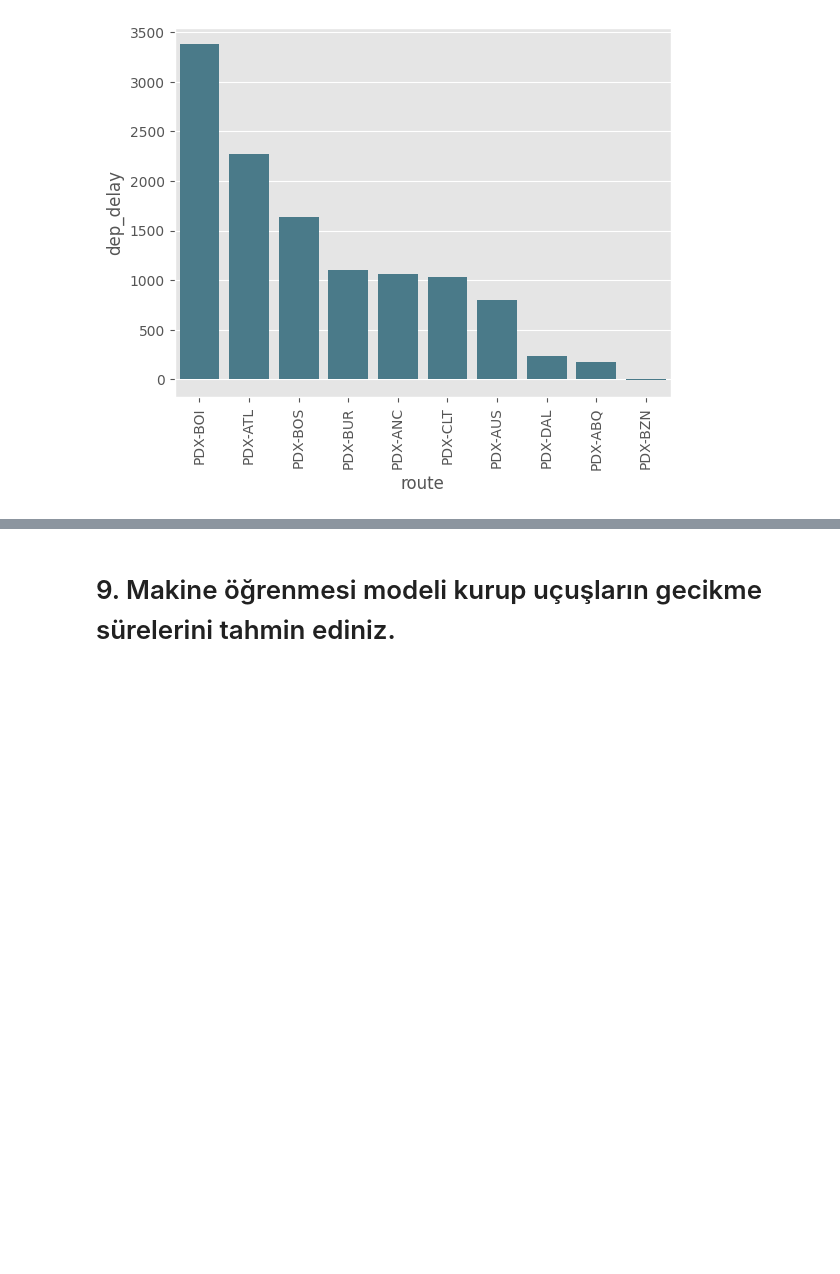
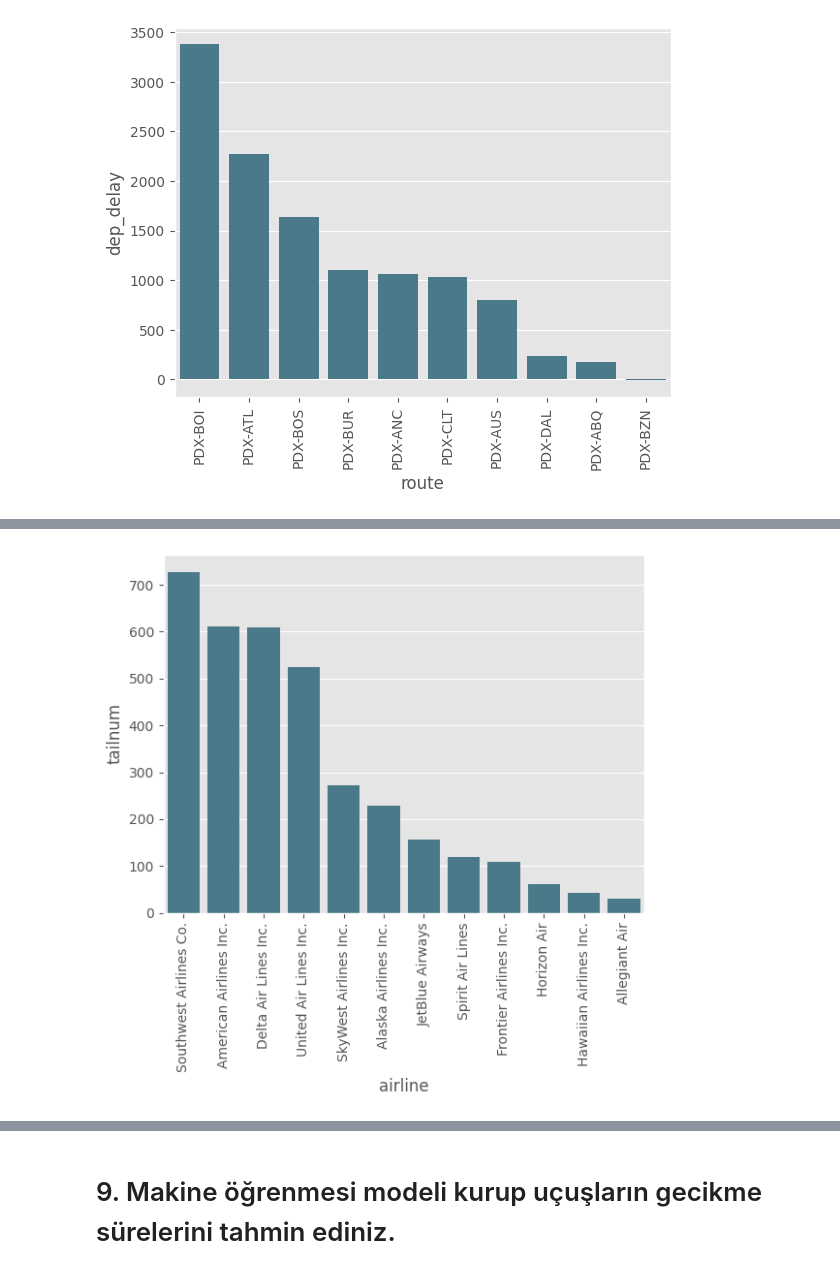
Before and after one commit to kntvrl/flights_project, a Jupyter notebook: project_notebook_ds.ipynb, the cells around one changed output, grey strips where cells are left out. Drawn from its saved outputs; the diff is of its cells as text; code cells hidden in the pictures; blank space fills up the shorter version.

```diff
--- a/project_notebook_ds.ipynb
+++ b/project_notebook_ds.ipynb
@@ -1142,0 +1162,3 @@ _ = custom_barplot(routes,"route","dep_delay",sum)
+# %%
+airline_total_aircraft_count = df.groupby("airline")["tailnum"].nunique().reset_index()
+airline_total_aircraft_count
@@ -1142,0 +1179,4 @@ _ = custom_barplot(routes,"route","dep_delay",sum)
+# %%
+_ = custom_barplot(airline_total_aircraft_count,"airline","tailnum",sum)
+# %% [output]
+[figure, added]
```
Also changed, not shown: parts of 38 cells of this notebook.
